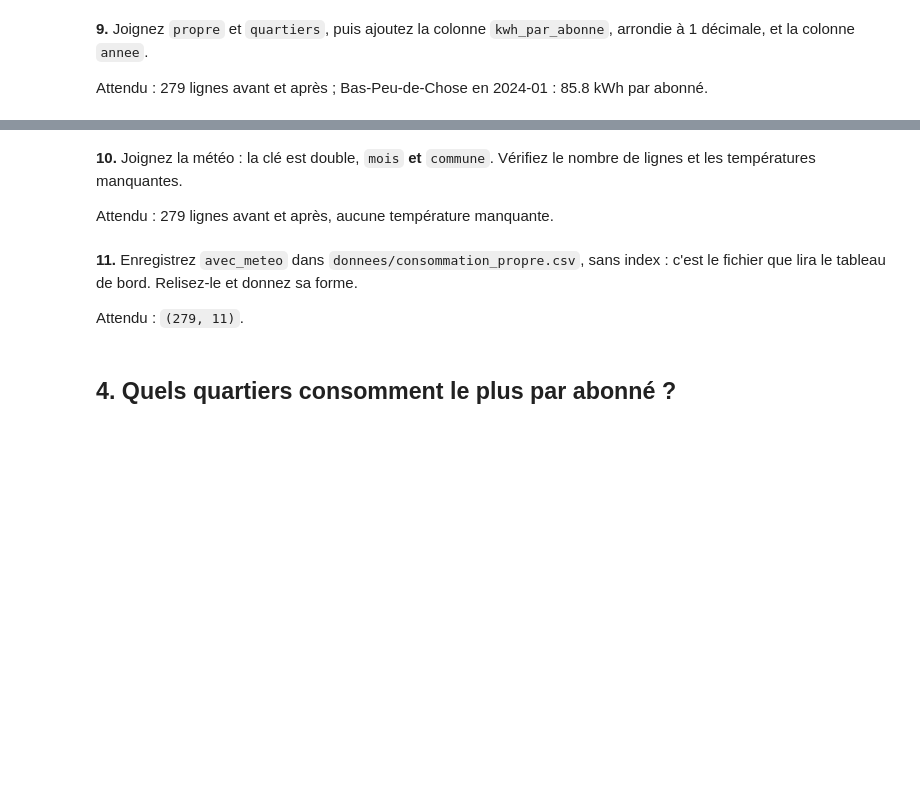
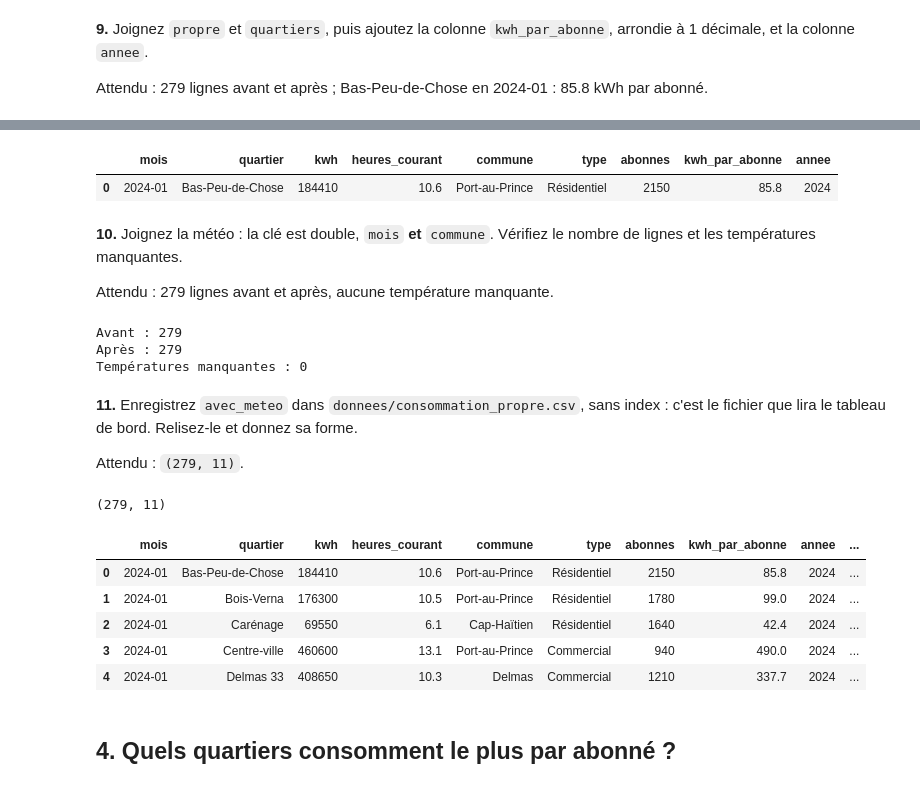
Before and after one commit to jmlgeorges/exercice-electricite, a Jupyter notebook: exploration.ipynb, the cells around one changed output, grey strips where cells are left out. Saved outputs shown, nothing was run; the diff lists cells and outputs as text; code cells hidden in the pictures; blank space fills up the shorter version.

```diff
--- a/exploration.ipynb
+++ b/exploration.ipynb
@@ -69,11 +240,44 @@ Attendu : 279 lignes avant et après ; Bas-Peu-de-Chose en 2024-01 : 85.8 kWh pa
+# %%
+avec_quartiers["kwh_par_abonne"] = (avec_quartiers["kwh"] / avec_quartiers["abonnes"]).round(1)
+avec_quartiers["annee"] = avec_quartiers["mois"].str[:4].astype(int)
+
+avec_quartiers[(avec_quartiers["quartier"] == "Bas-Peu-de-Chose") & (avec_quartiers["mois"] == "2024-01")]
+# %% [output]
+|  | mois | quartier | kwh | heures_courant | commune | type | abonnes | kwh_par_abonne | annee |
+| 0 | 2024-01 | Bas-Peu-de-Chose | 184410 | 10.6 | Port-au-Prince | Résidentiel | 2150 | 85.8 | 2024 |
 # %% [markdown]
 **10.** Joignez la météo : la clé est double, `mois` **et** `commune`. Vérifiez le nombre de lignes et les températures manquantes.
 
 Attendu : 279 lignes avant et après, aucune température manquante.
+# %%
+meteo = pd.read_csv("donnees/meteo.csv")
+
+print("Avant :", len(avec_quartiers))
+avec_meteo = avec_quartiers.merge(meteo, on=["mois", "commune"], how="left")
+print("Après :", len(avec_meteo))
+print("Températures manquantes :", avec_meteo["temperature_c"].isna().sum())
+# %% [output]
+Avant : 279
+Après : 279
+Températures manquantes : 0
 # %% [markdown]
 **11.** Enregistrez `avec_meteo` dans `donnees/consommation_propre.csv`, sans index : c'est le fichier que lira le tableau de bord. Relisez-le et donnez sa forme.
 
 Attendu : `(279, 11)`.
+# %%
+avec_meteo.to_csv("donnees/consommation_propre.csv", index=False)
+
+relu = pd.read_csv("donnees/consommation_propre.csv")
+print(relu.shape)
+relu.head()
+# %% [output]
+(279, 11)
+|  | mois | quartier | kwh | heures_courant | commune | type | abonnes | kwh_par_abonne | annee | ... |
+| 0 | 2024-01 | Bas-Peu-de-Chose | 184410 | 10.6 | Port-au-Prince | Résidentiel | 2150 | 85.8 | 2024 | ... |
+| 1 | 2024-01 | Bois-Verna | 176300 | 10.5 | Port-au-Prince | Résidentiel | 1780 | 99.0 | 2024 | ... |
+| 2 | 2024-01 | Carénage | 69550 | 6.1 | Cap-Haïtien | Résidentiel | 1640 | 42.4 | 2024 | ... |
+| 3 | 2024-01 | Centre-ville | 460600 | 13.1 | Port-au-Prince | Commercial | 940 | 490.0 | 2024 | ... |
+| 4 | 2024-01 | Delmas 33 | 408650 | 10.3 | Delmas | Commercial | 1210 | 337.7 | 2024 | ... |
 # %% [markdown]
 ## 4. Quels quartiers consomment le plus par abonné ?
 # %% [markdown]
```
Also changed, not shown: parts of 22 cells of this notebook, 1 other file.
